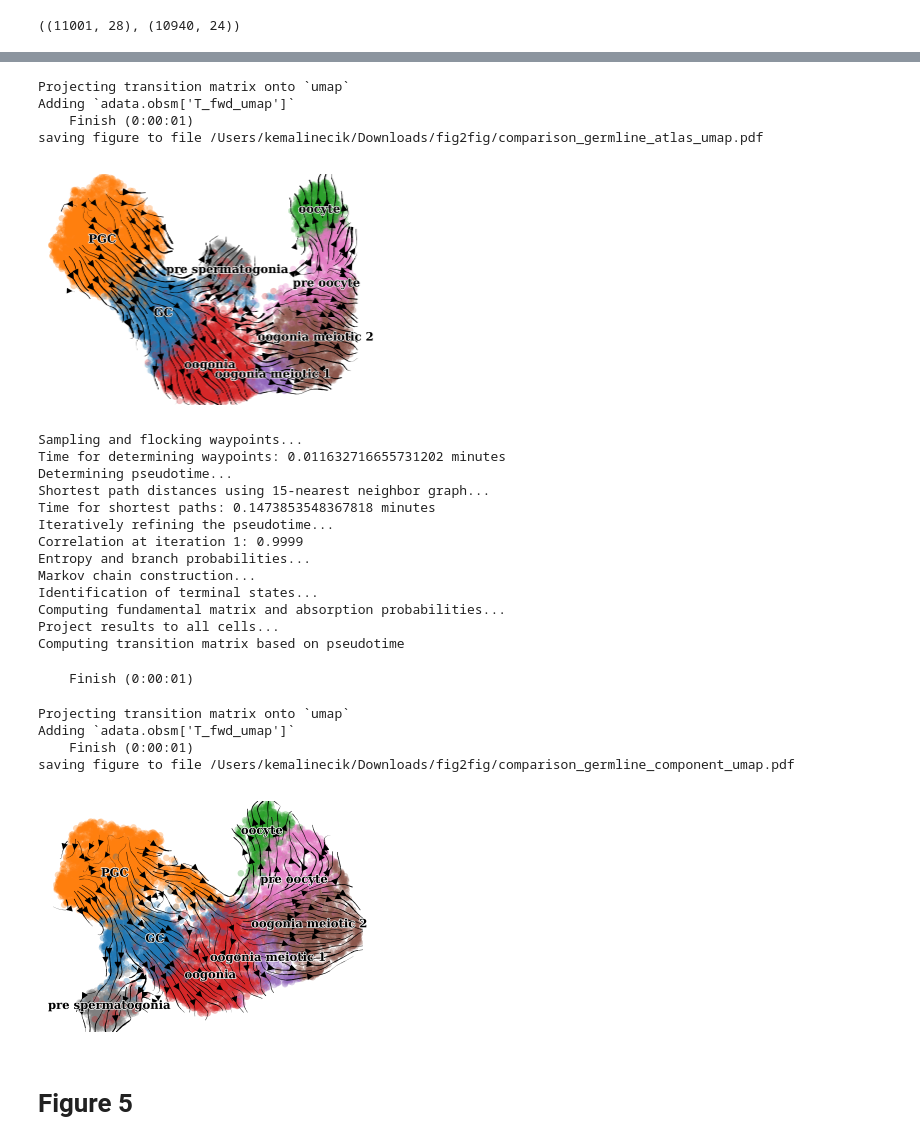
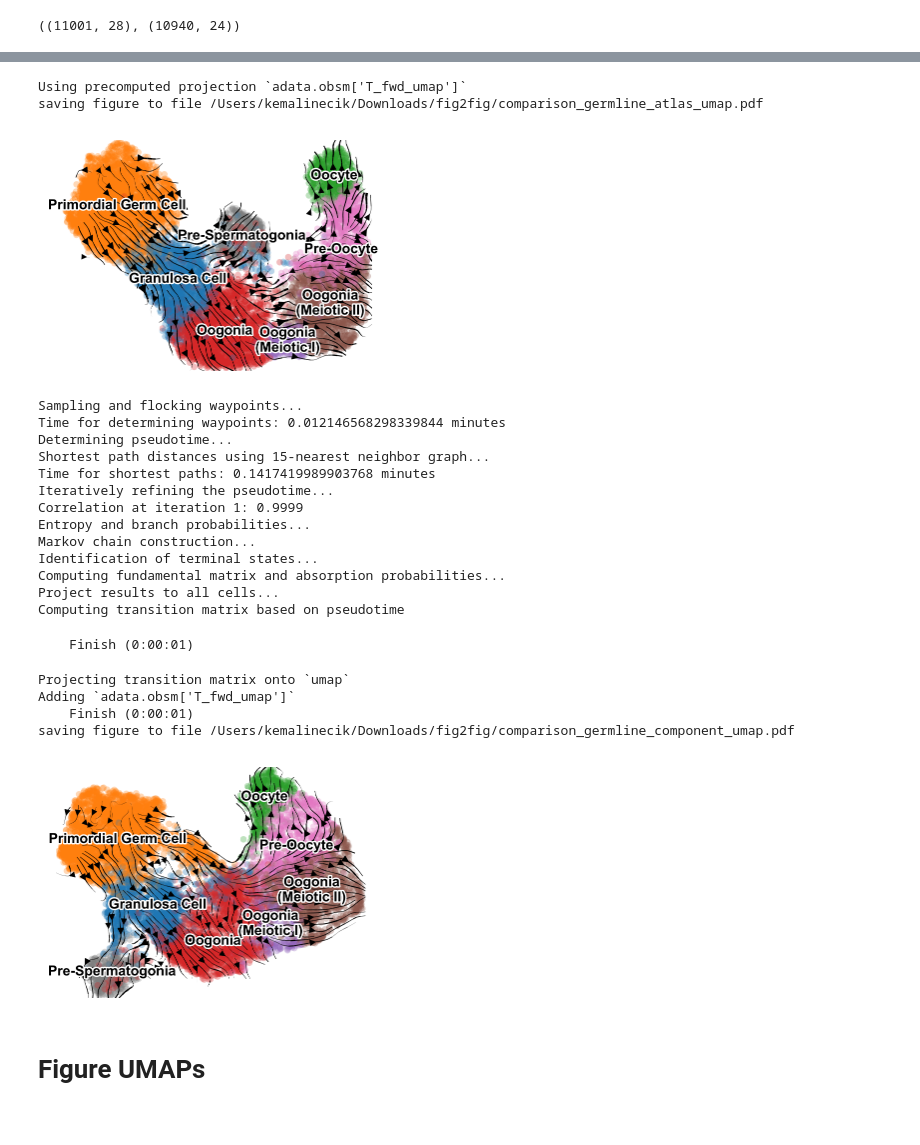
Before and after one commit to theislab/sctram, a Jupyter notebook: reproducibility/local/experiments/sctram_figures_only.ipynb, the cells around one changed output, grey strips where cells are left out. Saved outputs shown, nothing was run; the diff lists cells and outputs as text; code cells hidden in the pictures.

```diff
--- a/reproducibility/local/experiments/sctram_figures_only.ipynb
+++ b/reproducibility/local/experiments/sctram_figures_only.ipynb
@@ -943,9 +1027,10 @@ df_edges.reset_index(drop=True, inplace=True)
 
 df_edges_pivot = df_edges.pivot(index=['path', 'booted_trajectory', 'trajectory', 'metric', 'from_cell', 'to_cell'], columns='representation', values='score')
 df_edges_pivot_rank = rank_metrics(df_edges_pivot, metric_direction_dict, metric_index_pos=3, method='min')
-df_edges_pivot_rank_mean = df_edges_pivot_rank.groupby(level=[4, 5]).mean()
+df_edges_pivot_rank_mean = logistic_invert_rowwise(df_edges_pivot_rank).groupby(level=[4, 5]).mean()
 
-df_edges_pivot_rank_p = df_edges_pivot_rank.groupby(['from_cell', 'to_cell']).apply(compare_scores_and_get_means).reset_index()
+df_edges_pivot_rank_p = logistic_invert_rowwise(df_edges_pivot_rank).groupby(['from_cell', 'to_cell']).apply(compare_scores_and_get_means).reset_index()
+
 
 alpha = 0.05 / len(df_edges_pivot_rank_p)
 df_edges_pivot_rank_p['mean_scvi_final']   = np.where(df_edges_pivot_rank_p['p_value'] < alpha, df_edges_pivot_rank_p['mean_scvi'], np.nan)
@@ -964,8 +1049,8 @@ for i in ['weight_tardis', 'weight_scvi']:
         figsize=(4, 3.25),
         edge_weight_attribute=i,
         title="",
-        edge_vmin=2.1,
-        edge_vmax=3.5,
+        edge_vmin=0.4,
+        edge_vmax=0.7,
         color_edges_by_weight=True,
         node_size=150,
         node_color="lightgray",
@@ -973,7 +1058,7 @@ for i in ['weight_tardis', 'weight_scvi']:
         edge_width=5,
         edge_labels=False,
         edge_label_font_size=5,
-        edge_cmap='viridis_r',
+        edge_cmap='viridis',
         edge_colorbar=False,
         file_name=f"{trajectory_focus}_{i}"
     )
@@ -1519,6 +1674,25 @@ sc.tl.umap(adata_comp)
     ground_truth_trajectories_annotation_level,
     trajectory_subset_dict
 ) = load_pickle_bundle(os.path.join(temp_move, "_experiment_development_atlas_helper_pickle_bundle.pkl"))
+# %%
+# Mapping from original to formal names
+celltype_mapping = {
+    "GC": "Granulosa Cell",
+    "PGC": "Primordial Germ Cell",
+    "oocyte": "Oocyte",
+    "oogonia": "Oogonia",
+    "oogonia_meiotic_1": "Oogonia\n(Meiotic I)",
+    "oogonia_meiotic_2": "Oogonia\n(Meiotic II)",
+    "pre_oocyte": "Pre-Oocyte",
+    "pre_spermatogonia": "Pre-Spermatogonia"
+}
+
+# Apply mapping to the annotations
+adata_atlas.obs[ground_truth_trajectories_annotation_level[focus_trajectory]] = \
+    adata_atlas.obs[ground_truth_trajectories_annotation_level[focus_trajectory]].map(celltype_mapping)
+# Apply mapping to the annotations
+adata_comp.obs[ground_truth_trajectories_annotation_level[focus_trajectory]] = \
+    adata_comp.obs[ground_truth_trajectories_annotation_level[focus_trajectory]].map(celltype_mapping)
 # %%
 def cr_calc(adata_cr, root_cell_type, i, ann_levl, knn=15):
     sc.tl.pca(adata_cr, n_comps=11, svd_solver='arpack')
@@ -1545,6 +1719,6 @@ def cr_calc(adata_cr, root_cell_type, i, ann_levl, knn=15):
 # %%
 focus_trajectory = "germline"
 ann_lvl = ground_truth_trajectories_annotation_level[focus_trajectory]
-pk_adata_atlas = cr_calc(adata_atlas.copy(), root_cell_type = "PGC", i=10, ann_levl=ann_lvl)
+pk_adata_atlas = cr_calc(adata_atlas.copy(), root_cell_type = "Primordial Germ Cell", i=10, ann_levl=ann_lvl)
 # %% [output]
 Sampling and flocking waypoints...
@@ -1563,22 +1737,20 @@ Computing transition matrix based on pseudotime
     Finish (0:00:01)
 # %%
 plt.figure(figsize=(4,3))
-pk_adata_atlas.plot_projection(basis='umap', recompute=False, color=[ann_lvl], title="", ax=plt.gca(), legend_fontsize="small",
+pk_adata_atlas.plot_projection(basis='umap', recompute=False, color=[ann_lvl], title="", ax=plt.gca(), legend_fontsize="medium", legend_fontweight="bold", legend_fontoutline=2,
                                save="/Users/kemalinecik/Downloads/fig2fig/comparison_germline_atlas_umap.pdf")
 # %% [output]
-Projecting transition matrix onto `umap`
-Adding `adata.obsm['T_fwd_umap']`
-    Finish (0:00:01)
+Using precomputed projection `adata.obsm['T_fwd_umap']`
 saving figure to file /Users/kemalinecik/Downloads/fig2fig/comparison_germline_atlas_umap.pdf
-[figure, old version]
+[figure, new version]
 # %%
-pk_adata_comp = cr_calc(adata_comp.copy(), root_cell_type = "PGC", i=10, ann_levl=ann_lvl)
+pk_adata_comp = cr_calc(adata_comp.copy(), root_cell_type = "Primordial Germ Cell", i=10, ann_levl=ann_lvl)
 # %% [output]
 Sampling and flocking waypoints...
-Time for determining waypoints: 0.011632716655731202 minutes
+Time for determining waypoints: 0.012146568298339844 minutes
 Determining pseudotime...
 Shortest path distances using 15-nearest neighbor graph...
-Time for shortest paths: 0.1473853548367818 minutes
+Time for shortest paths: 0.1417419989903768 minutes
 Iteratively refining the pseudotime...
 Correlation at iteration 1: 0.9999
 Entropy and branch probabilities...
@@ -1590,16 +1762,16 @@ Computing transition matrix based on pseudotime
     Finish (0:00:01)
 # %%
 plt.figure(figsize=(4,3))
-pk_adata_comp.plot_projection(basis='umap', recompute=False, color=[ann_lvl], title="", ax=plt.gca(), legend_fontsize="small",
+pk_adata_comp.plot_projection(basis='umap', recompute=False, color=[ann_lvl], title="", ax=plt.gca(), legend_fontsize="medium", legend_fontweight="bold", legend_fontoutline=2,
                               save="/Users/kemalinecik/Downloads/fig2fig/comparison_germline_component_umap.pdf")
 # %% [output]
 Projecting transition matrix onto `umap`
 Adding `adata.obsm['T_fwd_umap']`
     Finish (0:00:01)
 saving figure to file /Users/kemalinecik/Downloads/fig2fig/comparison_germline_component_umap.pdf
-[figure, old version]
+[figure, new version]
 # %% [markdown]
-# Figure 5
+# Figure UMAPs
 # %%
 import scvelo as scv
 import cellrank as cr
```
Also changed, not shown: parts of 38 cells of this notebook.
